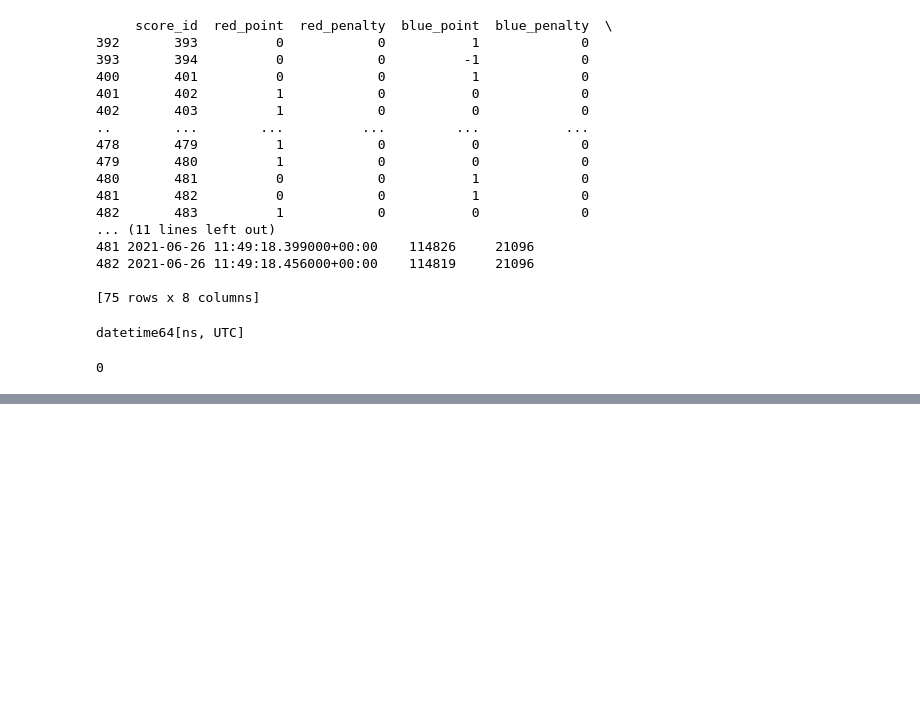
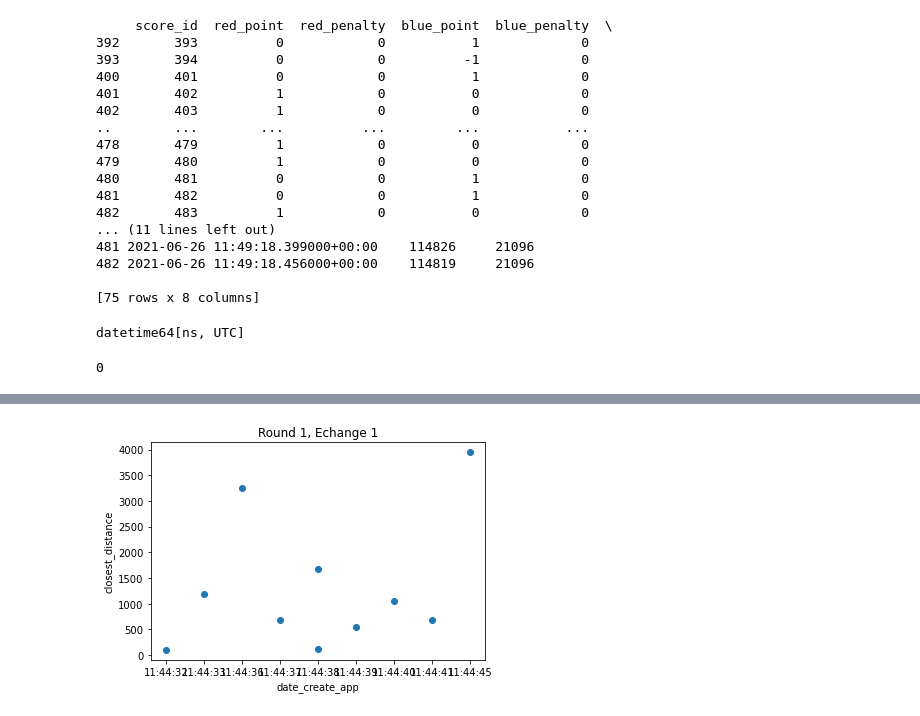
Before and after one commit to Rayamadio/Light-contact_boxing, a Jupyter notebook: Light-contact boxing.ipynb, the cells around one changed output, grey strips where cells are left out. Cells and saved outputs as stored; diff of their text form; code cells hidden in the pictures; blank space fills up the shorter version.

Commit message:
Ajout de graphe nuage de points par phase et detection d'echange au sein d'une phase

```diff
--- a/Light-contact boxing.ipynb
+++ b/Light-contact boxing.ipynb
@@ -618,3 +618,99 @@ datetime64[ns, UTC]
 print(data['date_create_app'].isnull().sum())
 # %% [output]
 0
+# %%
+# Parcours des rounds pour appliquer DBSCAN à chaque round
+for round_label, round_data in data_clusters.items():
+    print("Round", round_label + 1)
+
+    # Sélection des colonnes à utiliser pour le clustering
+    features = round_data[['timestamp']]
+
+    # Normalisation des caractéristiques
+    scaler = StandardScaler()
+    normalized_features = scaler.fit_transform(features)
+
+    # Application de DBSCAN
+    dbscan = DBSCAN(eps=0.5, min_samples=5)
+    dbscan.fit(normalized_features)
+
+    # Récupération des labels de round
+    round_labels = dbscan.labels_
+
+    # Récupération des indices des lignes pour chaque round
+    round_clusters = {}
+    for label in set(round_labels):
+        if label != -1:  # Exclure la catégorie des outliers
+            cluster_indices = [i for i, l in enumerate(round_labels) if l == label]
+            lower_bound_index = min(cluster_indices)
+            upper_bound_index = max(cluster_indices)
+            lower_bound_score_id = score_ids.iloc[lower_bound_index]
+            upper_bound_score_id = score_ids.iloc[upper_bound_index]
+            round_clusters[label] = {'lower_bound_score_id': lower_bound_score_id,
+                                      'upper_bound_score_id': upper_bound_score_id}
+
+    # Affichage des bornes de chaque cluster pour le round actuel
+    for cluster_label, cluster_bounds in round_clusters.items():
+        print("Echange", cluster_label+1)
+        print("Score ID de la borne inférieure :", cluster_bounds['lower_bound_score_id'])
+        print("Score ID de la borne supérieure :", cluster_bounds['upper_bound_score_id'])
+        print()
+
+    print()
+
+    # Parcours des clusters du round actuel
+    for cluster_label, cluster_bounds in round_clusters.items():
+        cluster_data = round_data[(round_labels == cluster_label) & (round_labels != -1)]
+
+        # Tri du cluster_data par score_id
+        sorted_cluster_data = cluster_data.sort_values('score_id')
+
+        # Création d'une colonne pour stocker la distance la plus proche
+        sorted_cluster_data['closest_distance'] = 100
+
+        # Conversion de la colonne date_create_app en valeurs de temps en millisecondes
+        sorted_cluster_data['timestamp_ms'] = sorted_cluster_data['date_create_app'].view('int64') // 10**6
+
+        # Parcours des lignes pour calculer la distance la plus proche
+        for i in range(1, len(sorted_cluster_data)):
+            current_row = sorted_cluster_data.iloc[i]
+            previous_row = sorted_cluster_data.iloc[i-1]
+            current_sequence = current_row['timestamp_ms']
+            previous_sequence = previous_row['timestamp_ms']
+            distance = dtw_distance(current_sequence, previous_sequence)
+            sorted_cluster_data.at[current_row.name, 'closest_distance'] = distance
+
+        # Suppression des valeurs "inf"
+        filtered_cluster_data_no_inf = sorted_cluster_data[sorted_cluster_data['closest_distance'] != np.inf]
+
+        # Calcul des statistiques des distances
+        mean_distance = filtered_cluster_data_no_inf['closest_distance'].mean()
+        std_distance = filtered_cluster_data_no_inf['closest_distance'].std()
+
+        # Affichage des statistiques
+        print("Round", round_label + 1)
+        print("Echanges", cluster_label + 1)
+        print("Moyenne de closest_distance :", mean_distance)
+        print("Écart-type de closest_distance :", std_distance)
+        print()
+
+        # Affichage des colonnes spécifiées pour les données du cluster
+        cols_to_display = ['score_id', 'date_create_app', 'closest_distance', 'match_id']
+        print("Round", round_label + 1)
+        print("Echanges", cluster_label + 1)
+
+        # Formater la colonne date_create_app au format heures, minutes, secondes et millisecondes
+        sorted_cluster_data['date_create_app'] = sorted_cluster_data['date_create_app'].apply(lambda x: x.strftime('%H:%M:%S'))
+
+        # Réinitialiser l'index
+        sorted_cluster_data = sorted_cluster_data.reset_index(drop=True)
+
+        print(sorted_cluster_data[cols_to_display])
+        print()
+        # Affichage du graphe des nuages de points
+        plt.scatter(sorted_cluster_data['date_create_app'], sorted_cluster_data['closest_distance'])
+        plt.xlabel('date_create_app')
+        plt.ylabel('closest_distance')
+        plt.title(f"Round {round_label + 1}, Echange {cluster_label + 1}")
+        plt.show()
+# %% [output]
@@ -620,0 +734 @@ print(data['date_create_app'].isnull().sum())
+[figure, added]
```
Also changed, not shown: parts of 5 cells of this notebook, 1 other file.
